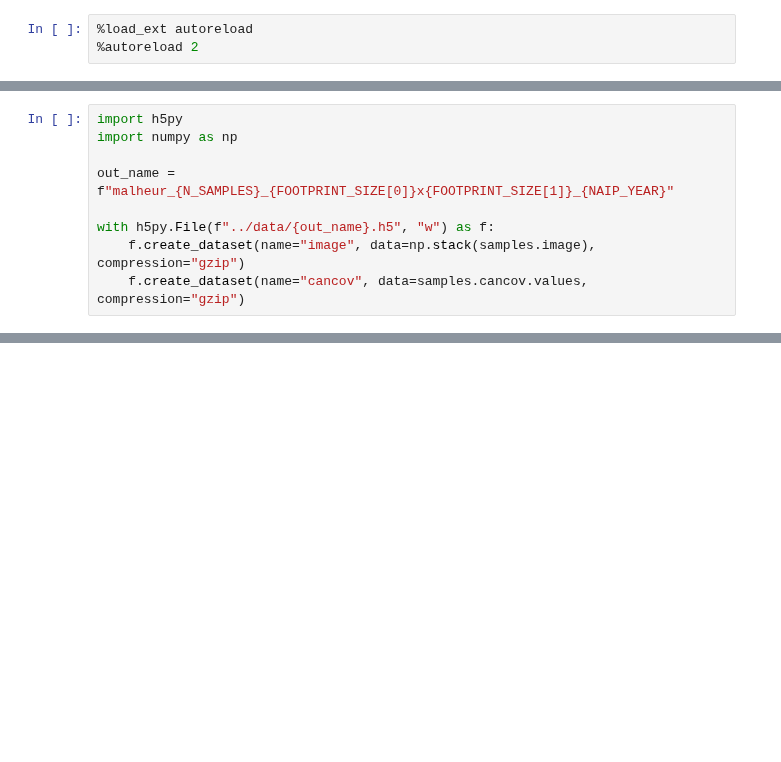
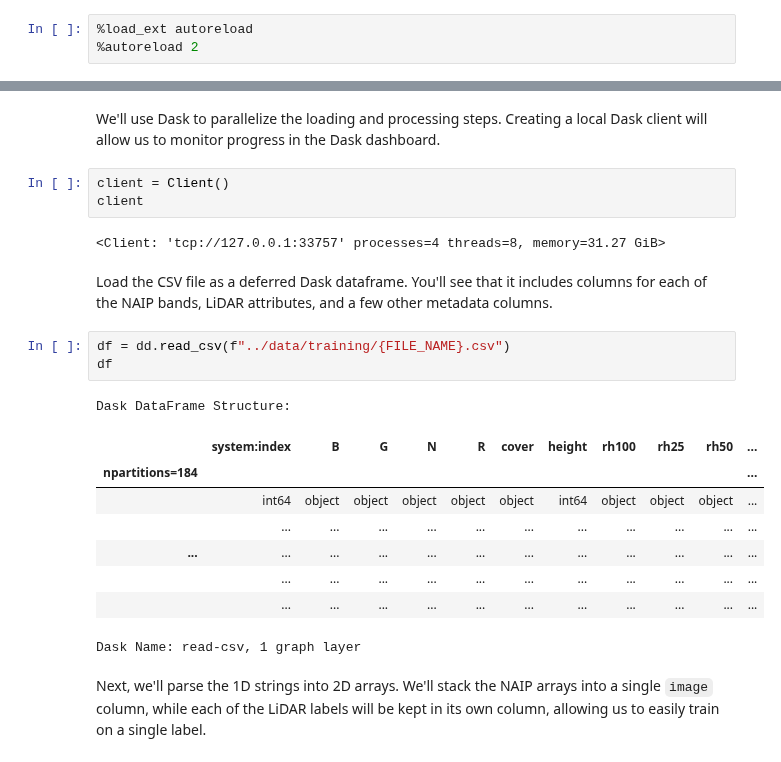
Before and after one commit to lemma-osu/naip-cnn, a Jupyter notebook: notebooks/01_sampling.ipynb, the cells around one changed output, grey strips where cells are left out. Drawn from its saved outputs; the diff is of its cells as text; blank space fills up the shorter version.

```diff
--- a/notebooks/01_sampling.ipynb
+++ b/notebooks/01_sampling.ipynb
@@ -134,9 +7,0 @@ The final step is to export our sampled footprints so that we can access them du
-# %%
-import h5py
-import numpy as np
-
-out_name = f"malheur_{N_SAMPLES}_{FOOTPRINT_SIZE[0]}x{FOOTPRINT_SIZE[1]}_{NAIP_YEAR}"
-
-with h5py.File(f"../data/{out_name}.h5", "w") as f:
-    f.create_dataset(name="image", data=np.stack(samples.image), compression="gzip")
-    f.create_dataset(name="cancov", data=samples.cancov.values, compression="gzip")
@@ -142,0 +101,24 @@ with h5py.File(f"../data/{out_name}.h5", "w") as f:
+# %% [markdown]
+We'll use Dask to parallelize the loading and processing steps. Creating a local Dask client will allow us to monitor progress in the Dask dashboard.
+# %%
+client = Client()
+client
+# %% [output]
+<Client: 'tcp://127.0.0.1:33757' processes=4 threads=8, memory=31.27 GiB>
+# %% [markdown]
+Load the CSV file as a deferred Dask dataframe. You'll see that it includes columns for each of the NAIP bands, LiDAR attributes, and a few other metadata columns.
+# %%
+df = dd.read_csv(f"../data/training/{FILE_NAME}.csv")
+df
+# %% [output]
+Dask DataFrame Structure:
+|  | system:index | B | G | N | R | cover | height | rh100 | rh25 | rh50 | ... |
+| npartitions=184 |  |  |  |  |  |  |  |  |  |  | ... |
+|  | int64 | object | object | object | object | object | int64 | object | object | object | ... |
+|  | ... | ... | ... | ... | ... | ... | ... | ... | ... | ... | ... |
+| ... | ... | ... | ... | ... | ... | ... | ... | ... | ... | ... | ... |
+|  | ... | ... | ... | ... | ... | ... | ... | ... | ... | ... | ... |
+|  | ... | ... | ... | ... | ... | ... | ... | ... | ... | ... | ... |
+Dask Name: read-csv, 1 graph layer
+# %% [markdown]
+Next, we'll parse the 1D strings into 2D arrays. We'll stack the NAIP arrays into a single `image` column, while each of the LiDAR labels will be kept in its own column, allowing us to easily train on a single label.
```
Also changed, not shown: parts of 45 cells of this notebook, 3 other files.
